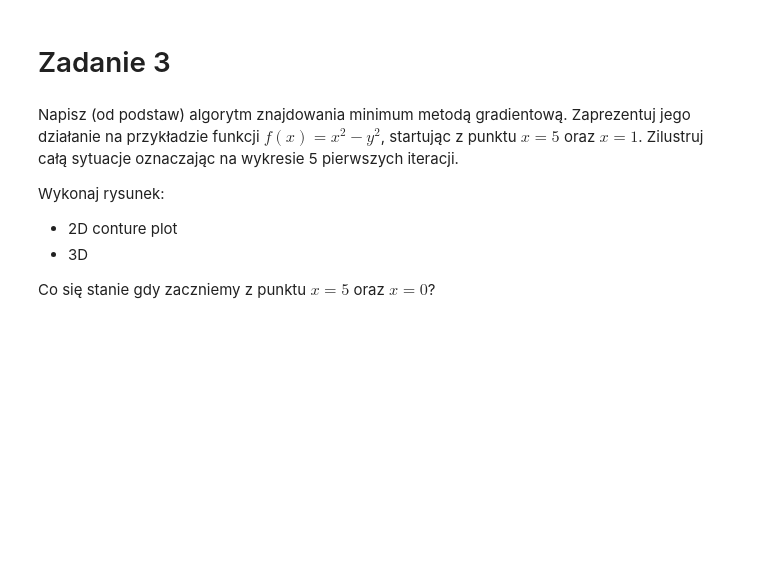
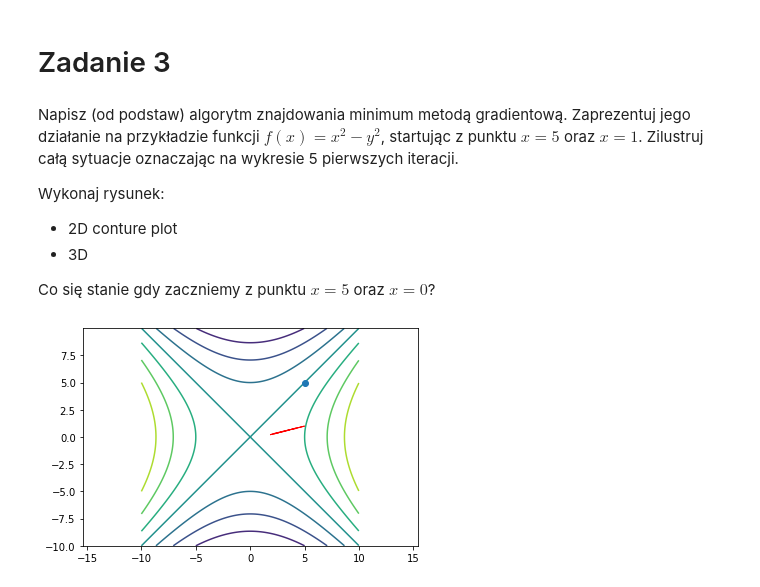
Before and after one commit to pawel200020/machine_learning_course, a Jupyter notebook: Z04_A_gradient_descent.ipynb, the cells around one changed output. Cells and saved outputs as stored; diff of their text form; code cells hidden in the pictures; blank space fills up the shorter version.

```diff
--- a/Z04_A_gradient_descent.ipynb
+++ b/Z04_A_gradient_descent.ipynb
@@ -373,6 +426,57 @@ Wykonaj rysunek:
   * 3D
 
 Co się stanie gdy zaczniemy z punktu $x=5$ oraz $x=0$?
+# %%
+import numpy as np
+import matplotlib.pyplot as plt
+
+chi2 = lambda x,y: x**2-y**2
+
+x = np.arange(-10,10,0.02)
+y = np.arange(-10,10,0.02)
+
+X,Y= np.meshgrid(x,y)
+
+Z = chi2(X,Y)
+
+plt.figure()
+CS = plt.contour(X,Y,Z)
+
+plt.plot([5],[5],"o")
+
+#####################################
+
+def step_gradient_2d(x_current, y_current, learningRate):
+    x_gradient = 2*x_current-2
+    y_gradient = 2*y_current
+
+    new_x = x_current - (learningRate * x_gradient)
+    new_y = y_current - (learningRate * y_gradient)
+
+    plt.arrow(x_current, y_current, - (learningRate * x_gradient), - (learningRate * y_gradient), head_width=0.05, head_length=0.5,ec="red")
+
+    return [new_x, new_y]
+def gradient_descent_runner_2d(starting_x, starting_y, learning_rate, num_iterations):
+    x = starting_x
+    y = starting_y
+    for i in range(num_iterations):
+        x, y = step_gradient_2d(x, y, learning_rate)
+        #print(x, y)
+    return [x, y]
+
+
+learning_rate = 0.1
+initial_x = 5 # initial y-intercept guess
+initial_y = 1 # initial slope guess
+num_iterations = 5
+[x, y] = gradient_descent_runner_2d(initial_x, initial_y, learning_rate, num_iterations)
+
+
+#####################################
+plt.axis('equal')
+plt.show()
+# %% [output]
+[figure, added]
 # %%
 ###########
 
```
Also changed, not shown: parts of 5 cells of this notebook.
